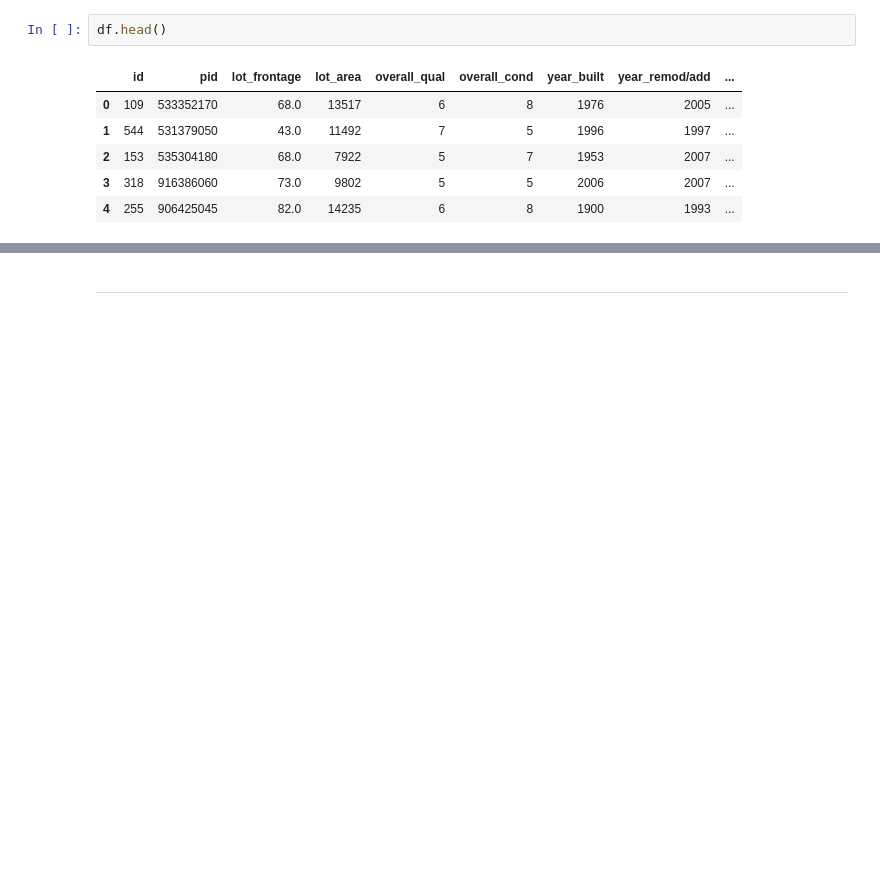
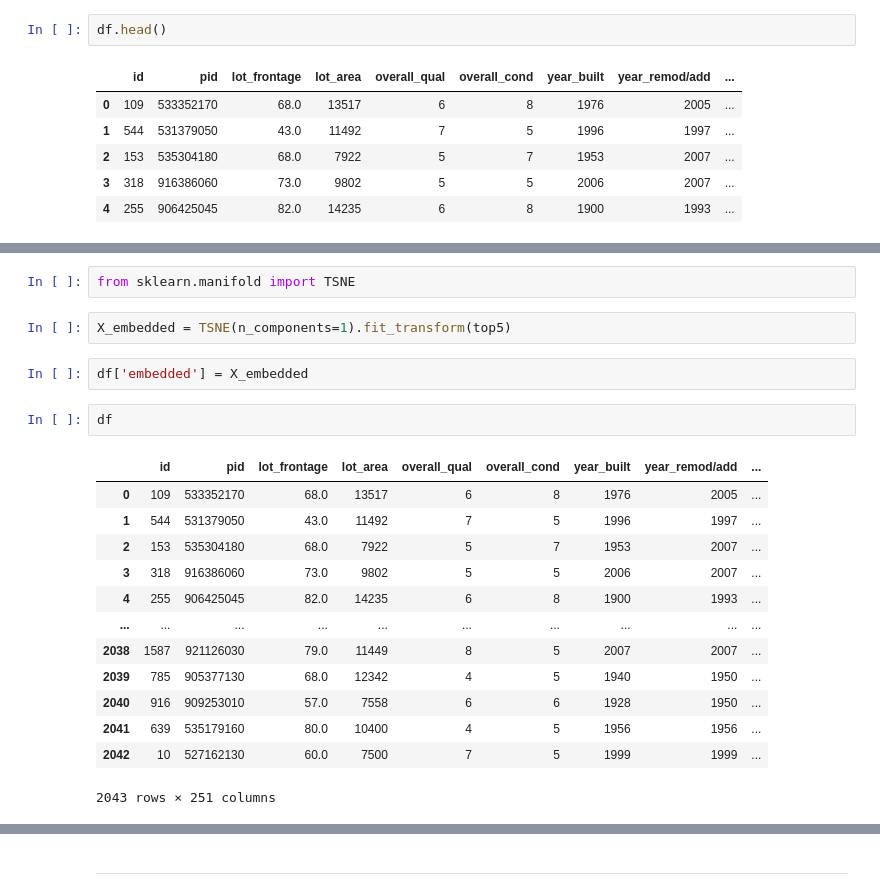
Before and after one commit to ajoneal/ames-iowa-housing-project, a Jupyter notebook: PCA.ipynb, the cells around one changed output, grey strips where cells are left out. Drawn from its saved outputs; the diff is of its cells as text; blank space fills up the shorter version.

```diff
--- a/PCA.ipynb
+++ b/PCA.ipynb
@@ -56,0 +85,22 @@ df.head()
+# %%
+from sklearn.manifold import TSNE
+# %%
+X_embedded = TSNE(n_components=1).fit_transform(top5)
+# %%
+df['embedded'] = X_embedded
+# %%
+df
+# %% [output]
+|  | id | pid | lot_frontage | lot_area | overall_qual | overall_cond | year_built | year_remod/add | ... |
+| 0 | 109 | 533352170 | 68.0 | 13517 | 6 | 8 | 1976 | 2005 | ... |
+| 1 | 544 | 531379050 | 43.0 | 11492 | 7 | 5 | 1996 | 1997 | ... |
+| 2 | 153 | 535304180 | 68.0 | 7922 | 5 | 7 | 1953 | 2007 | ... |
+| 3 | 318 | 916386060 | 73.0 | 9802 | 5 | 5 | 2006 | 2007 | ... |
+| 4 | 255 | 906425045 | 82.0 | 14235 | 6 | 8 | 1900 | 1993 | ... |
+| ... | ... | ... | ... | ... | ... | ... | ... | ... | ... |
+| 2038 | 1587 | 921126030 | 79.0 | 11449 | 8 | 5 | 2007 | 2007 | ... |
+| 2039 | 785 | 905377130 | 68.0 | 12342 | 4 | 5 | 1940 | 1950 | ... |
+| 2040 | 916 | 909253010 | 57.0 | 7558 | 6 | 6 | 1928 | 1950 | ... |
+| 2041 | 639 | 535179160 | 80.0 | 10400 | 4 | 5 | 1956 | 1956 | ... |
+| 2042 | 10 | 527162130 | 60.0 | 7500 | 7 | 5 | 1999 | 1999 | ... |
+2043 rows × 251 columns
```
Also changed, not shown: parts of 4 cells of this notebook, 2 other files.
